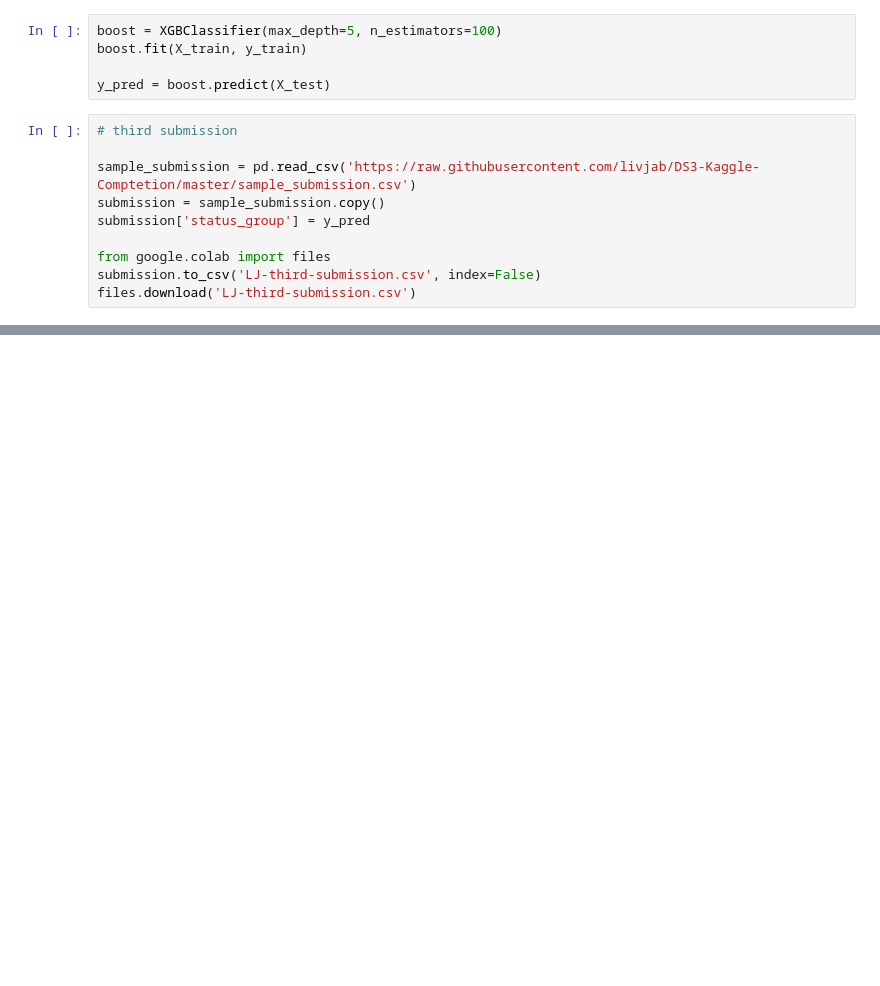
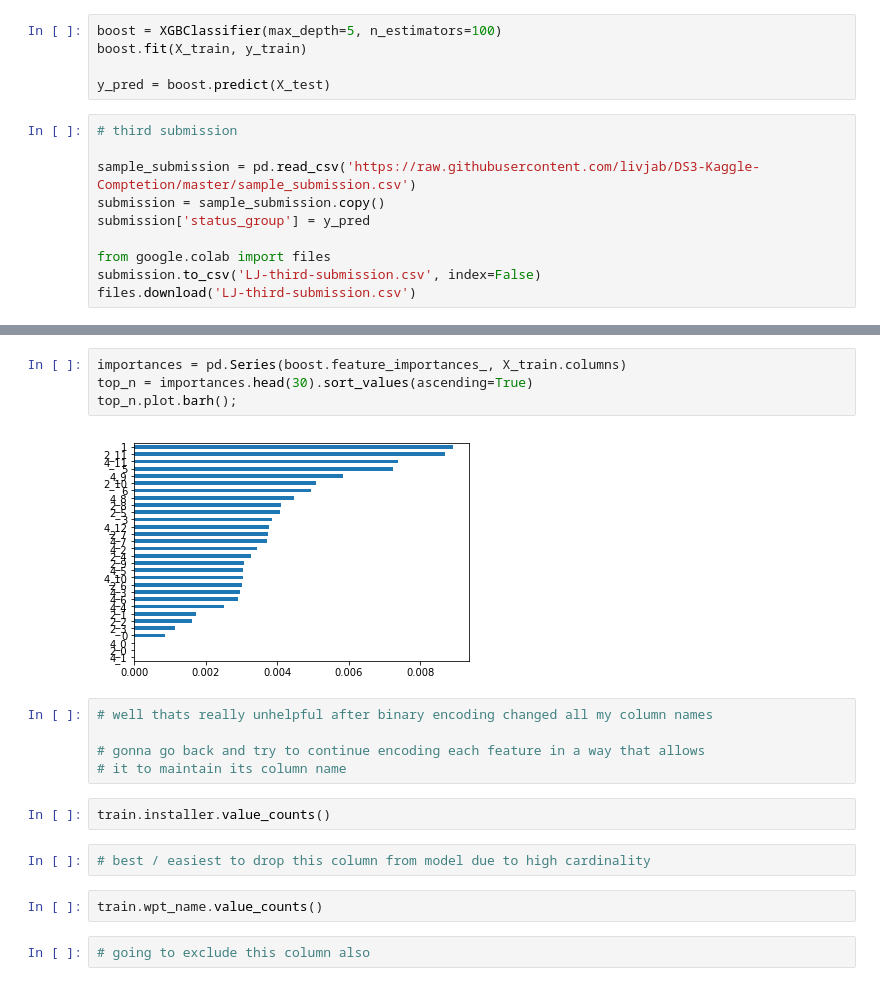
Before and after one commit to livjab/DS3-Kaggle-Comptetion, a Jupyter notebook: LJ_DS3_Kaggle_Competition.ipynb, the cells around one changed output, grey strips where cells are left out. Cells and saved outputs as stored; diff of their text form; blank space fills up the shorter version.

Commit message:
Making my way through each feature, should really make a function to do all this

```diff
--- a/LJ_DS3_Kaggle_Competition.ipynb
+++ b/LJ_DS3_Kaggle_Competition.ipynb
@@ -303,0 +301,19 @@ files.download('LJ-third-submission.csv')
+# %%
+importances = pd.Series(boost.feature_importances_, X_train.columns)
+top_n = importances.head(30).sort_values(ascending=True)
+top_n.plot.barh();
+# %% [output]
+[figure, added]
+# %%
+# well thats really unhelpful after binary encoding changed all my column names
+
+# gonna go back and try to continue encoding each feature in a way that allows
+# it to maintain its column name
+# %%
+train.installer.value_counts()
+# %%
+# best / easiest to drop this column from model due to high cardinality
+# %%
+train.wpt_name.value_counts()
+# %%
+# going to exclude this column also
```
Also changed, not shown: parts of 54 cells of this notebook.
